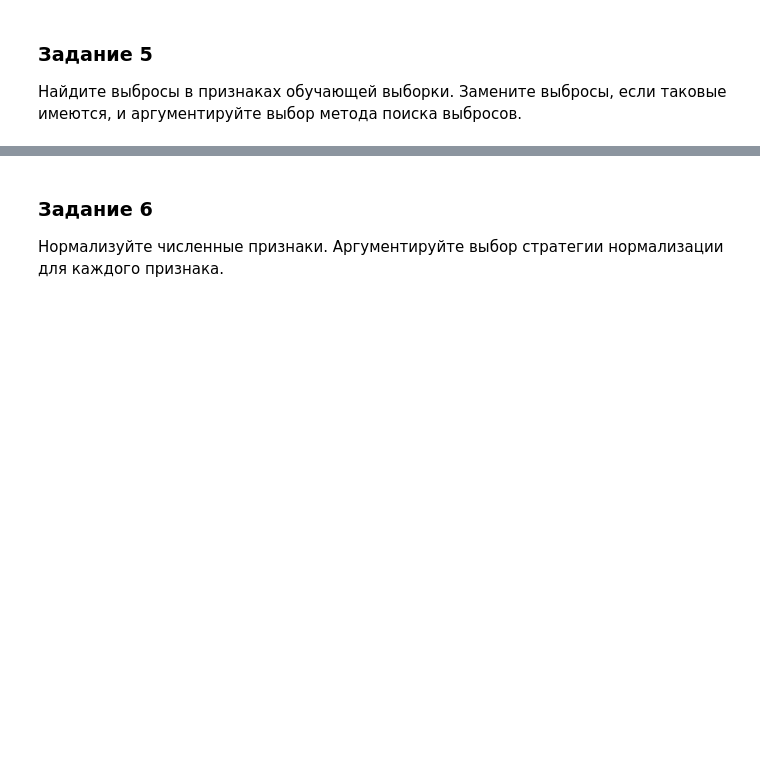
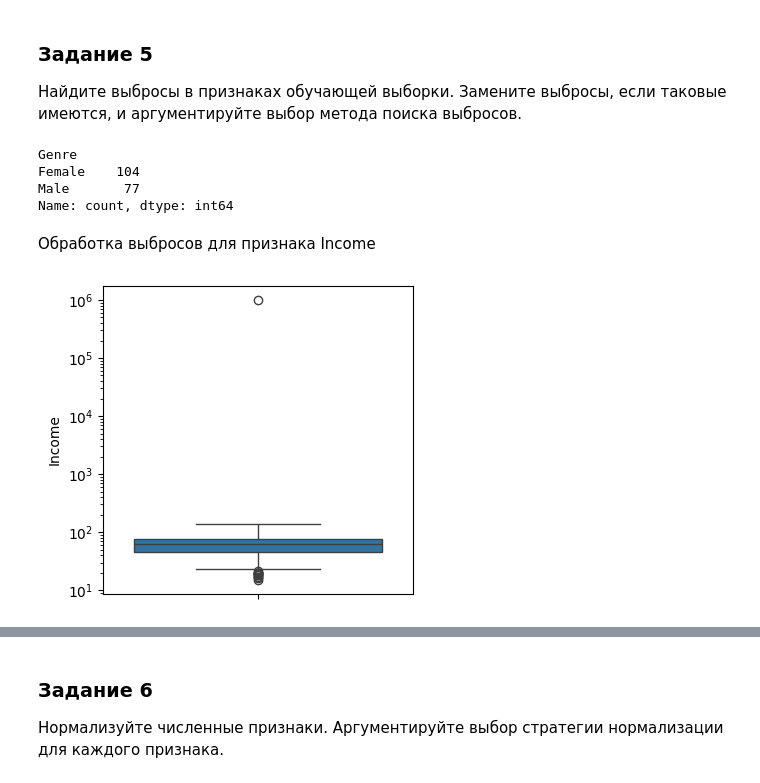
Before and after one commit to alexpgb/ML_2024, a Jupyter notebook: S6/ML_2024_S6_HW.ipynb, the cells around one changed output, grey strips where cells are left out. Saved outputs shown, nothing was run; the diff lists cells and outputs as text; code cells hidden in the pictures; blank space fills up the shorter version.

```diff
--- a/S6/ML_2024_S6_HW.ipynb
+++ b/S6/ML_2024_S6_HW.ipynb
@@ -420,0 +1039,11 @@ income_by_age
+# %%
+X_train = X_train_cp.copy(deep=True)
+# %%
+# X_train_cp = X_train.copy(deep=True)
+# X_train = X_train_cp.copy(deep=True)
+# Заполним пропуски результатом подхода с наименьшими ошибками.
+X_train['Genre'] = X_train['Genre_imp_mice']
+X_train['Income'] = X_train['Income_imp_knn']
+X_train['Age'] = X_train['Age_imp_knn']
+X_train = X_train[['Genre', 'Age', 'Income']]
+X_train.info()
@@ -426,0 +1065,21 @@ income_by_age
+# %%
+# Выбросы в признаке Genre были обработаны ранее, т.к. обработка выбросов должна происходить до заполнения пропусков.
+# 1. Если делать наоборот, то при построении моделей заполнения пропусков средними значениями и результатами работы моделей то на них будут оказывать влияние выбросы.
+# 2. Некоторые выбросы, можно интерпретировать как пропуски и обрабатывать их на этапе заполнения пропусков.
+df['Genre'].value_counts()
+# В первоначальном датасете встречалось значение Feemale, которое было явной опечаткой и было заменено ранее на правильное значение
+# %% [output]
+Genre
+Female    104
+Male       77
+Name: count, dtype: int64
+# %% [markdown]
+Обработка выбросов для признака Income
+# %%
+# Найдем выбросы для признака Income
+plt.figure(figsize=(4,4))
+sns.boxplot(data=X_train, y='Income', log_scale=True);
+# Отобразим признак с примененеим логарифмической шкалы. Видим единичный выброс, который явно является неправильным значением.
+# Отрицательных значений дохода нет.
+# %% [output]
+[figure, added]
```
Also changed, not shown: parts of 57 cells of this notebook.
